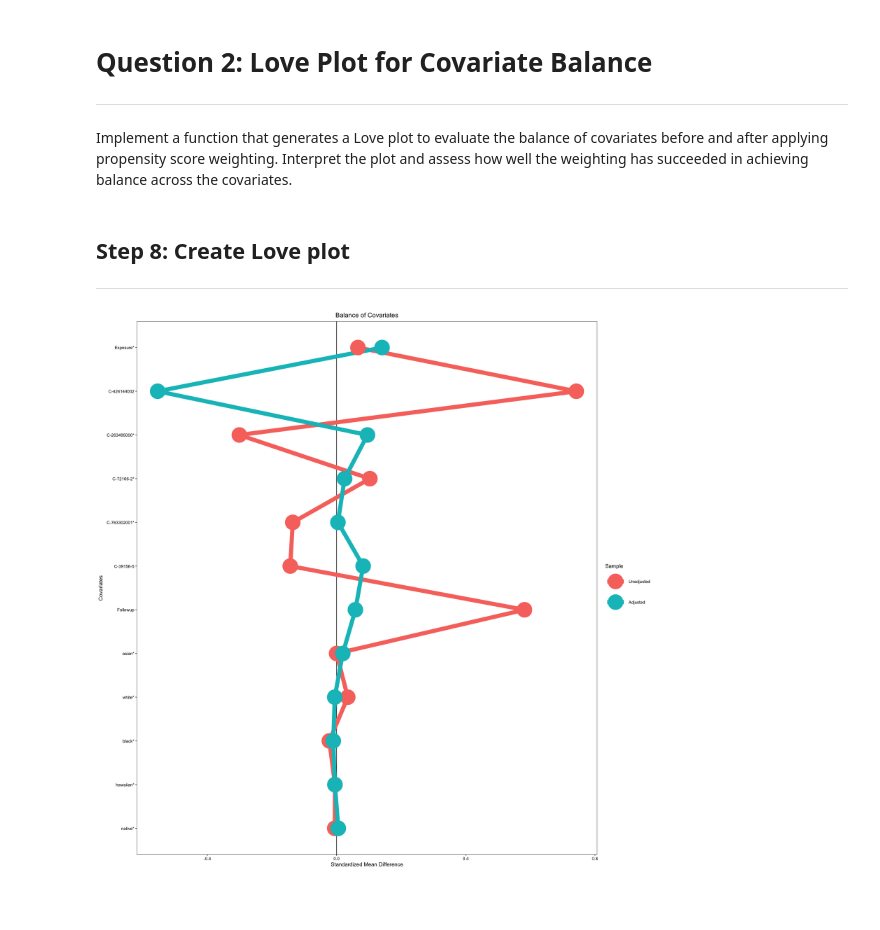
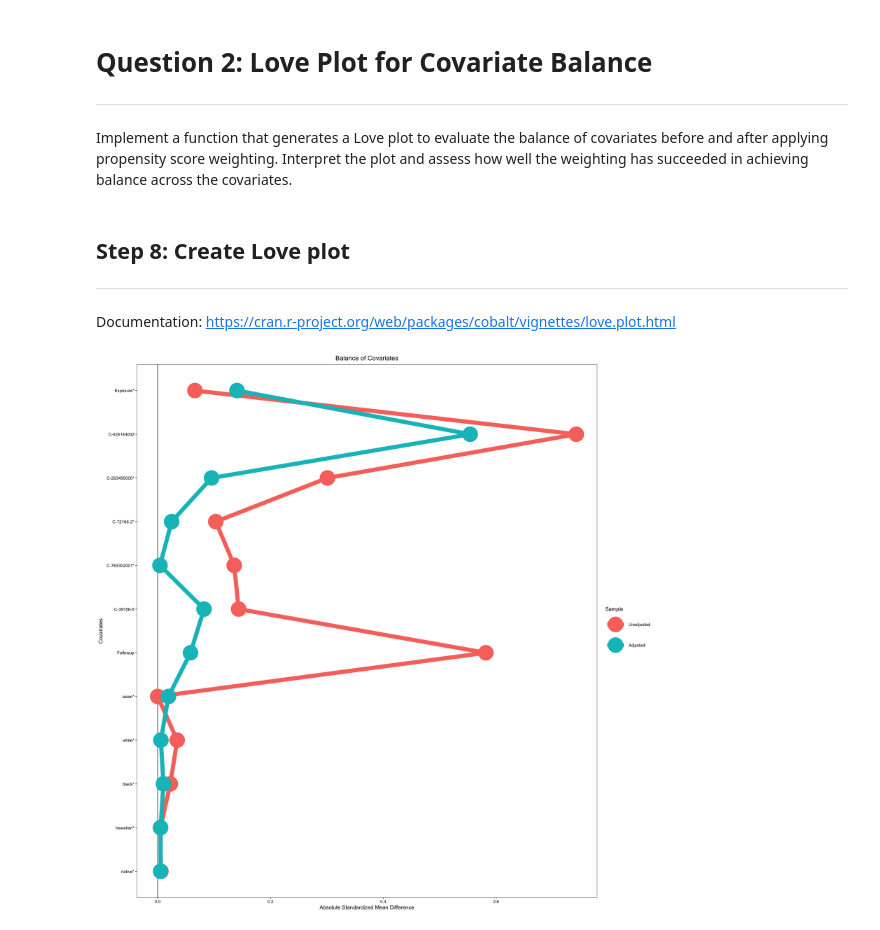
Before and after one commit to gerard-ompad/Artificial_intelligence_and_Big_Data_for_Pharmacoepidemiology, a Jupyter notebook: Answer_to_Exercise_2.ipynb, the cells around one changed output. Cells and saved outputs as stored; diff of their text form; code cells hidden in the pictures; blank space fills up the shorter version.

```diff
--- a/Answer_to_Exercise_2.ipynb
+++ b/Answer_to_Exercise_2.ipynb
@@ -352,22 +352,23 @@ across the covariates.
 # %% [markdown]
 ## Step 8: Create Love plot
 ---
+Documentation: https://cran.r-project.org/web/packages/cobalt/vignettes/love.plot.html
 # %%
 love.plot(
   bal,
   size = 15,
   text.size = 100,
   legend.size = 20,
     line=TRUE,
     stars="raw",
   abs = TRUE
 ) +
 labs(
   title = "Balance of Covariates",
-  x = "Standardized Mean Difference",
+  x = "Absolute Standardized Mean Difference",
   y = "Covariates"
 )
 # %% [output]
-[figure, old version]
+[figure, new version]
 # %%
 ggsave("love_plot_customized.png", plot = last_plot(), width = 10, height = 8, dpi = 300)
```
Also changed, not shown: parts of 4 cells of this notebook, 1 other file.
